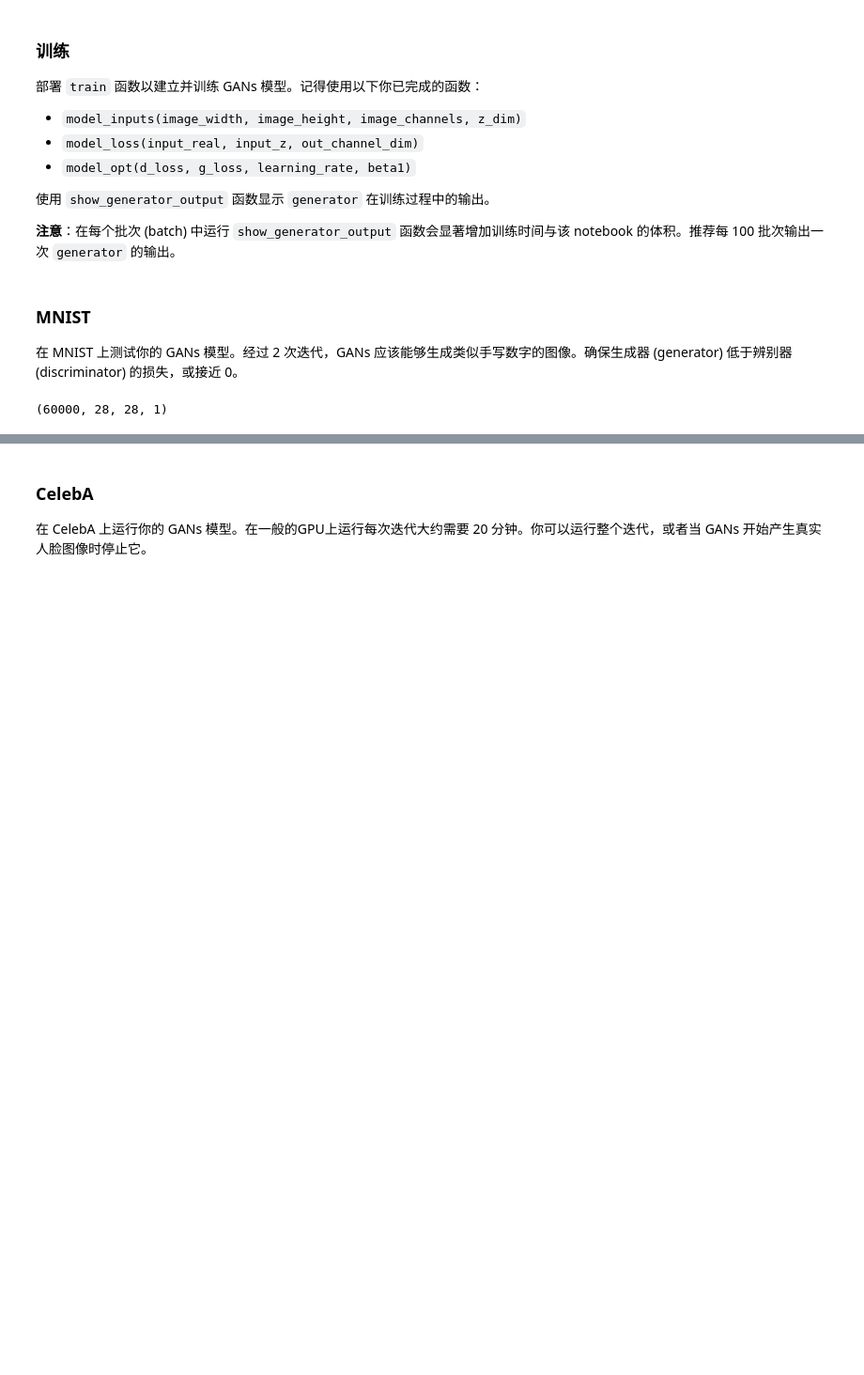
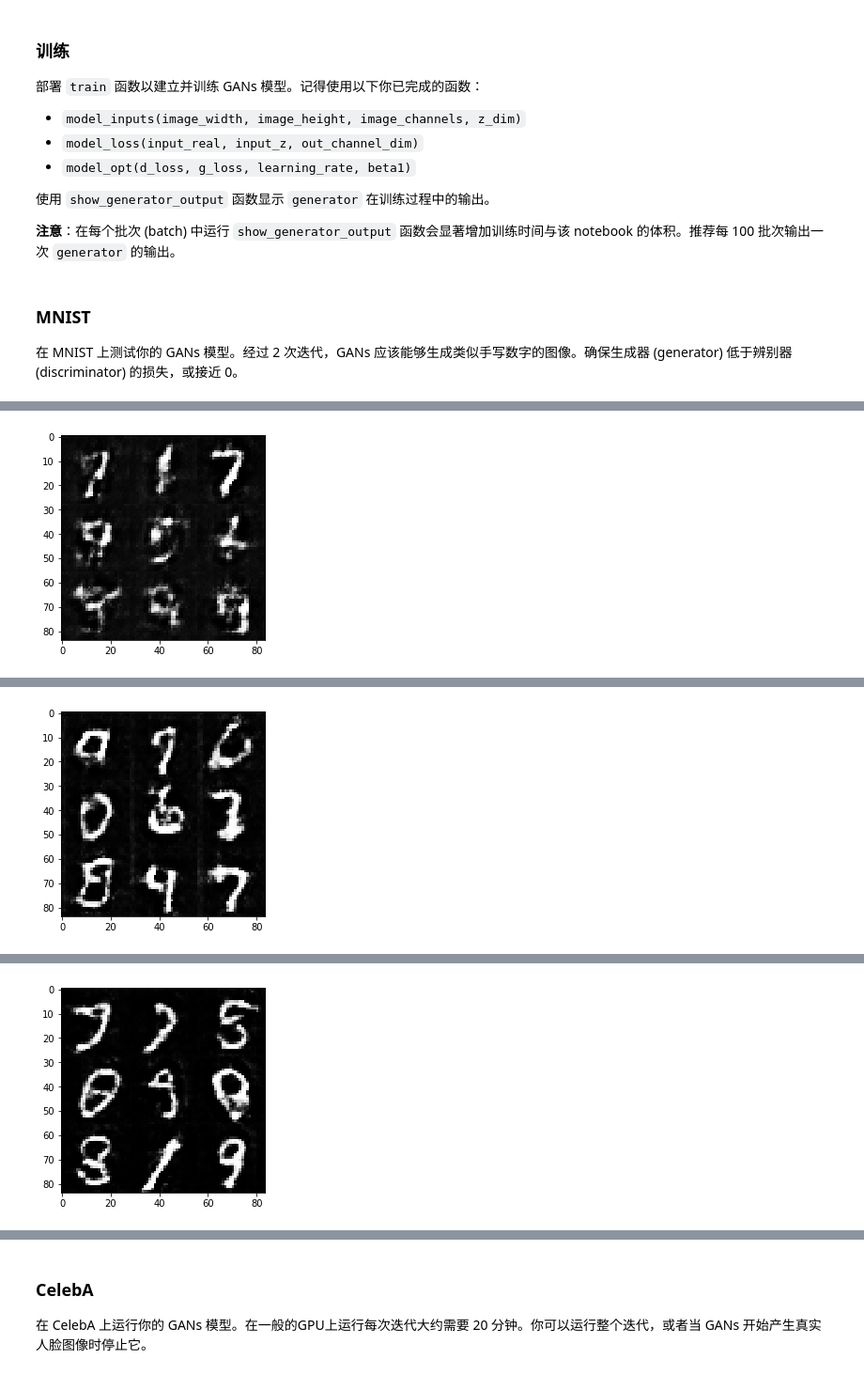
Before and after one commit to Hughli3/cn-deep-learning, a Jupyter notebook: face-generation/dlnd_face_generation.ipynb, the cells around one changed output, grey strips where cells are left out. Shown at 94% size. Saved outputs shown, nothing was run; the diff lists cells and outputs as text; code cells hidden in the pictures; blank space fills up the shorter version.

```diff
--- a/face-generation/dlnd_face_generation.ipynb
+++ b/face-generation/dlnd_face_generation.ipynb
@@ -124,8 +124,8 @@ def model_inputs(image_width, image_height, image_channels, z_dim):
                            (None, image_width, image_height, image_channels), name='input_real')
 # tf.placeholder 的 shape位置空哪个位置说明哪个位置不确定
     input_z = tf.placeholder(tf.float32, (None, z_dim), name='input_z')
-    lr = tf.placeholder(tf.float32, name='learningrate')
-    output = (input_real, input_z, lr)
+    learning_rate = tf.placeholder(tf.float32, name='learning_rate',shape=())
+    output = (input_real, input_z, learning_rate)
     return output
 
 
@@ -165,7 +158,7 @@ def discriminator(images, reuse=False):
 
         x2 = tf.layers.conv2d(relu1, 128, 5, strides=2, padding='same')
         bn2 = tf.layers.batch_normalization(x2, training=True)
-        relu2 = tf.maximum(alpha * x2, x2)
+        relu2 = tf.maximum(alpha * bn2, bn2)
 
         x3 = tf.layers.conv2d(relu2, 256, 5 ,strides=2, padding='same')
         bn3 = tf.layers.batch_normalization(x3, training=True)
@@ -176,7 +169,7 @@ def discriminator(images, reuse=False):
         out = tf.sigmoid(logits)
 
         output = (out, logits)
-        return output
+    return output
 
 
 """
@@ -201,30 +194,33 @@ def generator(z, out_channel_dim, is_train=True):
     :return: The tensor output of the generator
     """
     # TODO: Implement Function
-    with tf.variable_scope('generator', reuse= is_train is False):
+    with tf.variable_scope('generator', reuse= not is_train):
         # First fully connected layer
         x1 = tf.layers.dense(z, 4*4*512)
 
         x1 = tf.reshape(x1, (-1, 4, 4, 512))
         x1 = tf.layers.batch_normalization(x1, training=is_train)
         x1 = tf.maximum(alpha * x1, x1)
+        # 4*4*512
 
         x2 = tf.layers.conv2d_transpose(x1, 256, 5, strides=2, padding='same')
         x2 = tf.layers.batch_normalization(x2,training=is_train)
         x2 = tf.maximum(alpha * x2, x2)
+        # 8*8*256
 
         x3 = tf.layers.conv2d_transpose(x2, 128, 5, strides =2, padding='same')
         x3 = tf.layers.batch_normalization(x3, training=is_train)
         x3 = tf.maximum(alpha * x3, x3)
+        # 16*16*128
         # Output layer, 28x28x3
 
-        x4 = tf.layers.conv2d(x3, 64,3, strides = 1, padding='valid')
-        x4 = tf.layers.batch_normalization(x4, training=is_train)
-        x4 = tf.maximum(alpha * x4, x4)
+        logits = tf.layers.conv2d_transpose(x3, out_channel_dim, 5, strides=2, padding='same')
+        logits = tf.layers.batch_normalization(logits, training=is_train)
 
-        logits = tf.layers.conv2d_transpose(x4, out_channel_dim, 5, strides=2, padding='same')
+        #out_logits = tf.image.resize_images(logits,[28,28],align_corners=False)
+        out_logits = tf.layers.conv2d(logits, filters=out_channel_dim, kernel_size=(5,5), strides=(1,1), padding='valid')
 
-        out = tf.tanh(logits)
+        out = tf.tanh(out_logits)
         return out
 
 
@@ -414,21 +415,17 @@ def train(epoch_count, batch_size, z_dim, learning_rate, beta1, get_batches, dat
 # %% [markdown]
 ### MNIST
 在 MNIST 上测试你的 GANs 模型。经过 2 次迭代，GANs 应该能够生成类似手写数字的图像。确保生成器 (generator) 低于辨别器 (discriminator) 的损失，或接近 0。
-# %%
-mnist_dataset.shape
-# %% [output]
-(60000, 28, 28, 1)
 # %%
-batch_size = 128
+batch_size = 64
 z_dim = 100
-learning_rate = 0.002
-beta1 = 0.9
-
+learning_rate = 0.0002
+beta1 = 0.5
+print_every = 50
 
 """
 DON'T MODIFY ANYTHING IN THIS CELL THAT IS BELOW THIS LINE
 """
-epochs = 20
+epochs = 2
 
 mnist_dataset = helper.Dataset('mnist', glob(os.path.join(data_dir, 'mnist/*.jpg')))
 with tf.Graph().as_default():
@@ -441,0 +445 @@ Caused by op 'input_real', defined at:
+[figure, added]
@@ -441,0 +456 @@ Caused by op 'input_real', defined at:
+[figure, added]
@@ -441,0 +467 @@ Caused by op 'input_real', defined at:
+[figure, added]
```
Also changed, not shown: parts of 5 cells of this notebook, 2 other files.
